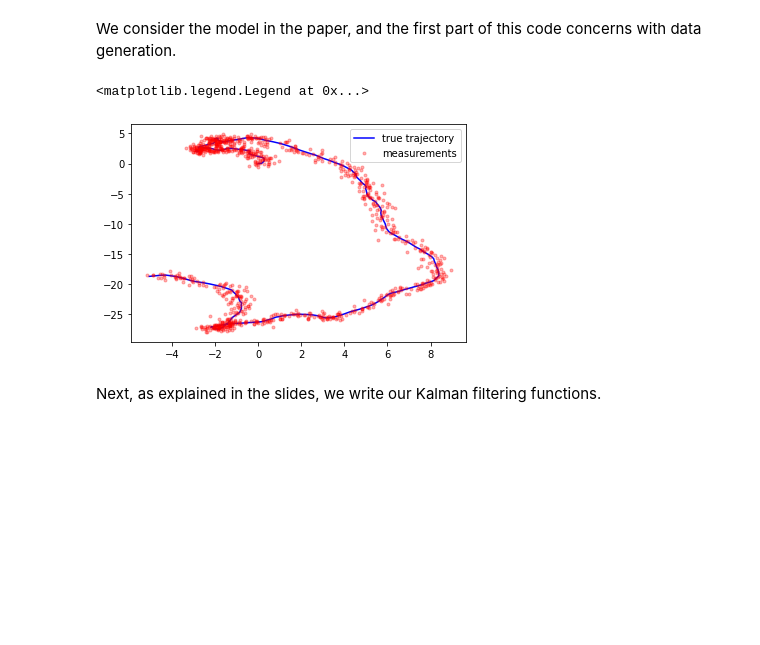
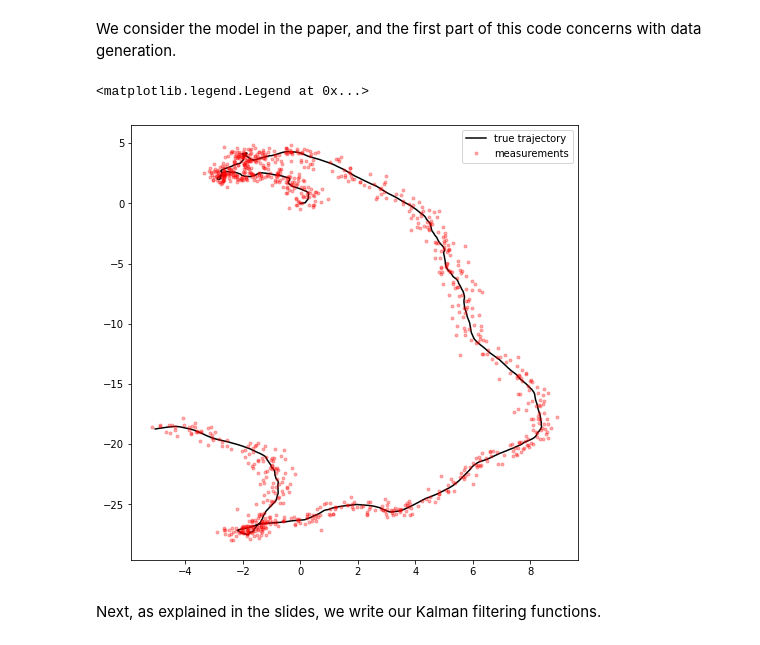
Before and after one commit to odakyildiz/ssbf-2024-intro, a Jupyter notebook: _sources/Kalman-Filtering/kalman-filter.ipynb, the cells around one changed output. Saved outputs shown, nothing was run; the diff lists cells and outputs as text; code cells hidden in the pictures; blank space fills up the shorter version.

```diff
--- a/_sources/Kalman-Filtering/kalman-filter.ipynb
+++ b/_sources/Kalman-Filtering/kalman-filter.ipynb
@@ -15,35 +15,37 @@ rng = np.random.default_rng(1234)
 T = 1000
 x = np.zeros((4, T))
 x[:, 0] = np.zeros(4)
 
 k = 0.04
 
 A = np.block([
     [np.eye(2), k * np.eye(2)],
     [np.zeros((2, 2)), 0.99 * np.eye(2)]
 ])
 
 Q = np.block([
     [k**3 / 3 * np.eye(2), k**2 / 2 * np.eye(2)],
     [k**2 / 2 * np.eye(2), k * np.eye(2)]
 ])
 
 H = np.array([[1.0, 0.0, 0.0, 0.0], [0.0, 1.0, 0.0, 0.0]])
 
 R = 0.1 * np.array([[1, 0.0], [0.0, 1]])
 
 y = np.zeros((2, T))
 
 for t in range(1, T):
     x[:, t] = A @ x[:, t-1] + rng.multivariate_normal(np.zeros(4), Q)
     y[:, t] = H @ x[:, t] + rng.multivariate_normal(np.zeros(2), R)
 
-plt.plot(x[0, :], x[1, :], 'b-')
+fig = plt.figure(figsize=(8, 8))
+
+plt.plot(x[0, :], x[1, :], 'k-')
 plt.plot(y[0, :], y[1, :], 'r.', alpha=0.3)
 plt.legend(['true trajectory', 'measurements'])
 # %% [output]
 <matplotlib.legend.Legend at 0x...>
-[figure, old version]
+[figure, new version]
 # %% [markdown]
 Next, as explained in the slides, we write our Kalman filtering functions.
 # %%
```
Also changed, not shown: parts of 2 cells of this notebook, 24 other files.
